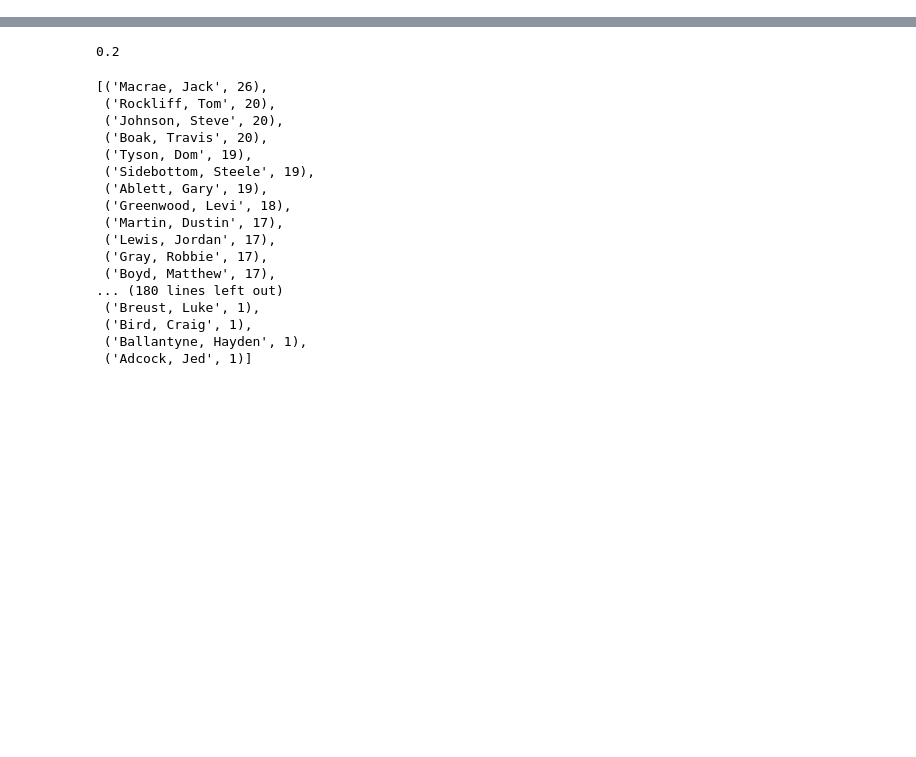
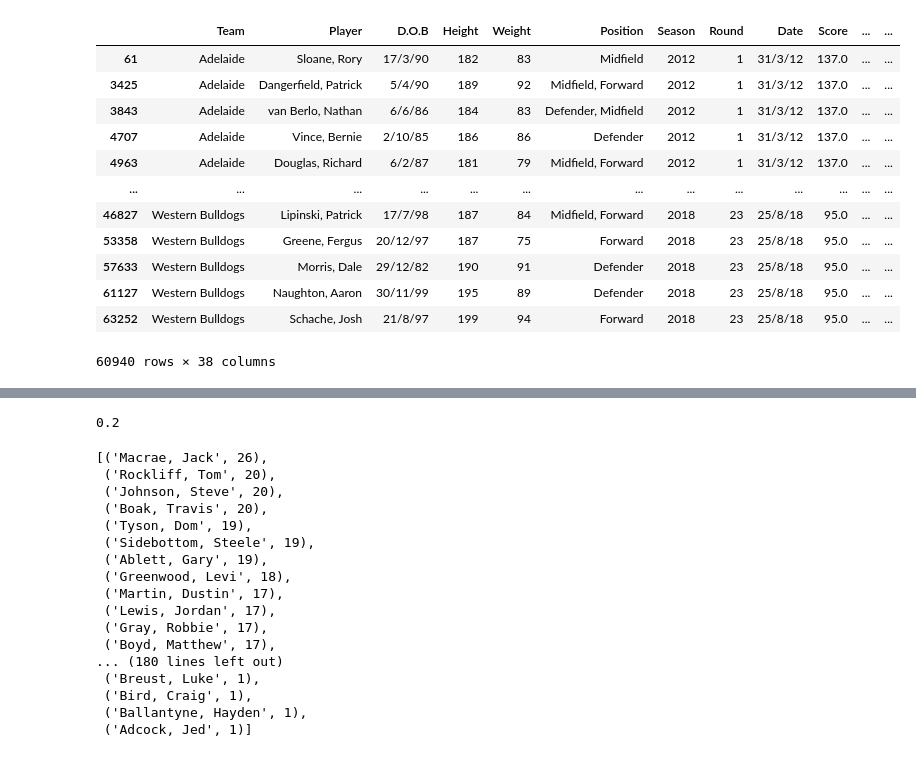
Before and after one commit to harrya32/afl_player_ratings, a Jupyter notebook: Brownlow_votes.ipynb, the cells around one changed output, grey strips where cells are left out. Cells and saved outputs as stored; diff of their text form; code cells hidden in the pictures; blank space fills up the shorter version.

```diff
--- a/Brownlow_votes.ipynb
+++ b/Brownlow_votes.ipynb
@@ -4,8 +5,25 @@ import matplotlib.pyplot as plt
 # %%
-#remove finals
-#make rounds R1 into 1 etc.
+# remove finals
+# change rounds R1 into 1 etc.
 stats = pd.read_csv("stats_with_ratings.csv").drop("Unnamed: 0", axis = 1)
 finals = ["GF", "PF", "QF", "EF", "SF"]
 stats = stats[~stats.Round.isin(finals)]
 stats["Round"] = stats["Round"].apply(lambda x: int(x[1:]))
+
+# sorting stats into each team for each round
 stats = stats.sort_values(["Team", "Season", "Round"])
+stats
+# %% [output]
+|  | Team | Player | D.O.B | Height | Weight | Position | Season | Round | Date | Score | ... | ... |
+| 61 | Adelaide | Sloane, Rory | 17/3/90 | 182 | 83 | Midfield | 2012 | 1 | 31/3/12 | 137.0 | ... | ... |
+| 3425 | Adelaide | Dangerfield, Patrick | 5/4/90 | 189 | 92 | Midfield, Forward | 2012 | 1 | 31/3/12 | 137.0 | ... | ... |
+| 3843 | Adelaide | van Berlo, Nathan | 6/6/86 | 184 | 83 | Defender, Midfield | 2012 | 1 | 31/3/12 | 137.0 | ... | ... |
+| 4707 | Adelaide | Vince, Bernie | 2/10/85 | 186 | 86 | Defender | 2012 | 1 | 31/3/12 | 137.0 | ... | ... |
+| 4963 | Adelaide | Douglas, Richard | 6/2/87 | 181 | 79 | Midfield, Forward | 2012 | 1 | 31/3/12 | 137.0 | ... | ... |
+| ... | ... | ... | ... | ... | ... | ... | ... | ... | ... | ... | ... | ... |
+| 46827 | Western Bulldogs | Lipinski, Patrick | 17/7/98 | 187 | 84 | Midfield, Forward | 2018 | 23 | 25/8/18 | 95.0 | ... | ... |
+| 53358 | Western Bulldogs | Greene, Fergus | 20/12/97 | 187 | 75 | Forward | 2018 | 23 | 25/8/18 | 95.0 | ... | ... |
+| 57633 | Western Bulldogs | Morris, Dale | 29/12/82 | 190 | 91 | Defender | 2018 | 23 | 25/8/18 | 95.0 | ... | ... |
+| 61127 | Western Bulldogs | Naughton, Aaron | 30/11/99 | 195 | 89 | Defender | 2018 | 23 | 25/8/18 | 95.0 | ... | ... |
+| 63252 | Western Bulldogs | Schache, Josh | 21/8/97 | 199 | 94 | Forward | 2018 | 23 | 25/8/18 | 95.0 | ... | ... |
+60940 rows × 38 columns
```
Also changed, not shown: parts of 13 cells of this notebook.
